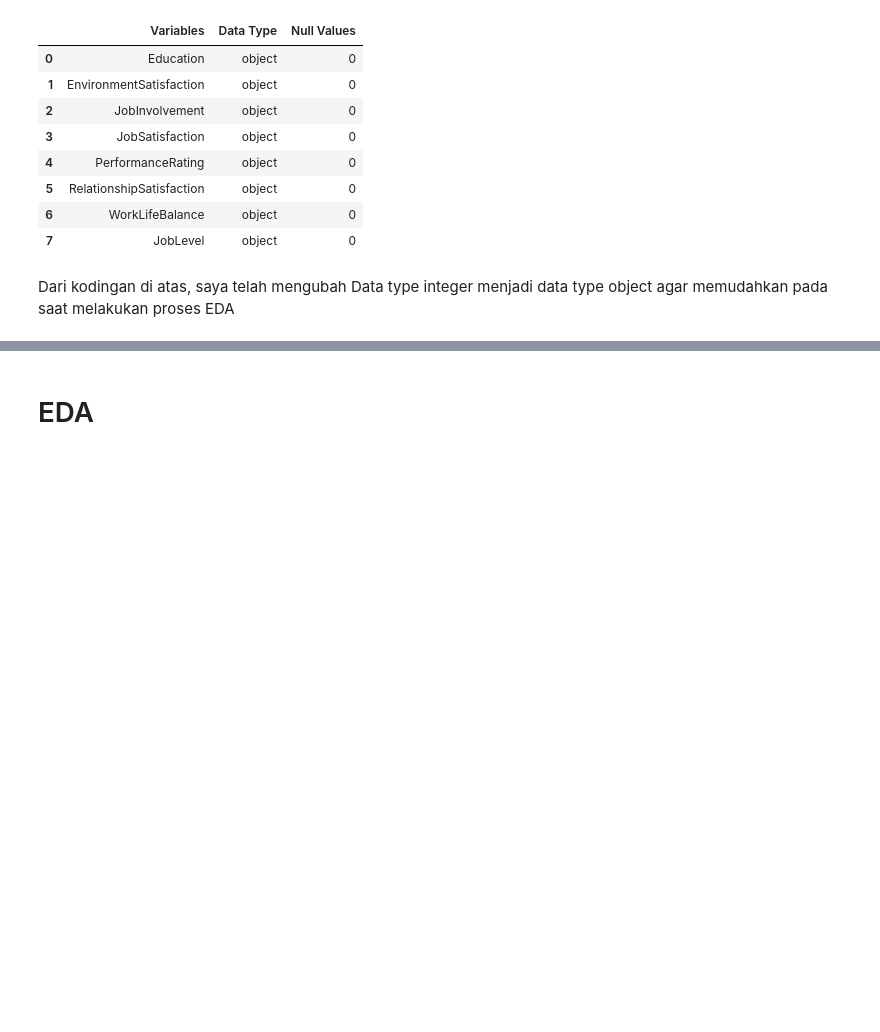
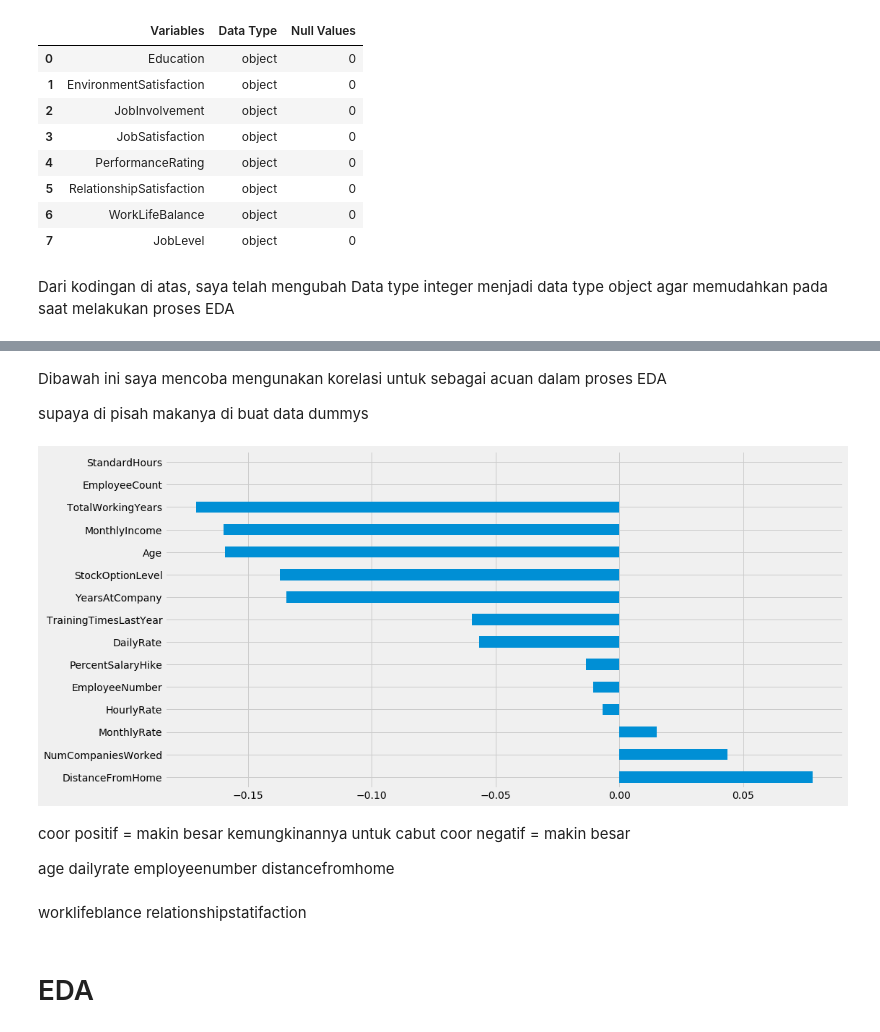
Before and after one commit to rizkiluthfan/final_project, a Jupyter notebook: Final Project (Analytics Employee Attrition)(Cleaning & EDA).ipynb, the cells around one changed output, grey strips where cells are left out. Drawn from its saved outputs; the diff is of its cells as text; code cells hidden in the pictures; blank space fills up the shorter version.

```diff
--- a/Final Project (Analytics Employee Attrition)(Cleaning & EDA).ipynb
+++ b/Final Project (Analytics Employee Attrition)(Cleaning & EDA).ipynb
@@ -222,3 +301,6 @@ pd.DataFrame({'Variables' : df[['Education', 'EnvironmentSatisfaction', 'JobInvo
 | 7 | JobLevel | object | 0 |
 # %% [markdown]
 Dari kodingan di atas, saya telah mengubah Data type integer menjadi data type object agar memudahkan pada saat melakukan proses EDA
+# %%
+df_dummies = pd.get_dummies(df)
+df_dummies.head()
@@ -225,3 +315,24 @@ Dari kodingan di atas, saya telah mengubah Data type integer menjadi data type o
+# %% [markdown]
+Dibawah ini saya mencoba mengunakan korelasi untuk sebagai acuan dalam proses EDA
+
+supaya di pisah makanya di buat data dummys
+# %%
+plt.figure(figsize=(15,8))
+df_dummies.corr()['Attrition_Yes'][:15].sort_values(ascending = False).plot(kind='barh')
+plt.show()
+# %% [output]
+[figure, added]
+# %% [markdown]
+coor positif = makin besar kemungkinannya untuk cabut
+coor negatif = makin besar
+
+age
+dailyrate
+employeenumber
+distancefromhome
+# %% [markdown]
+worklifeblance
+relationshipstatifaction
 # %% [markdown]
 # EDA
 # %% [markdown]
```
Also changed, not shown: parts of 30 cells of this notebook, 5 other files.
